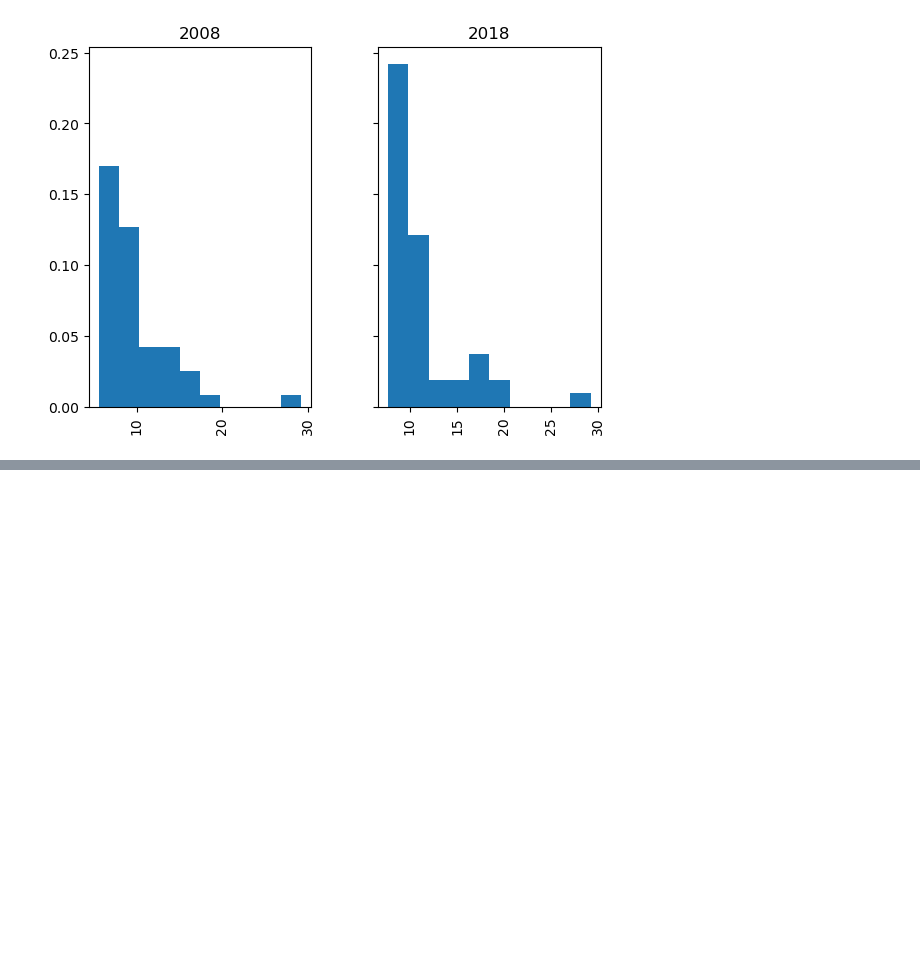
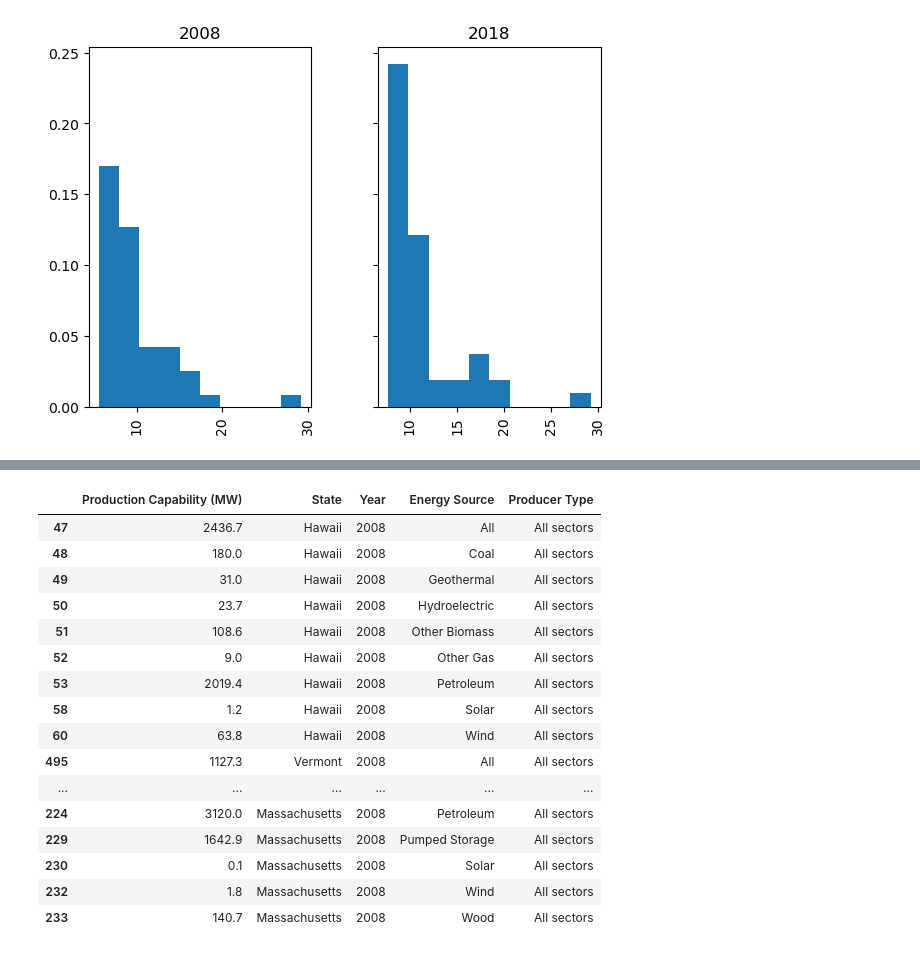
Before and after one commit to andrew8185/project-01, a Jupyter notebook: project_1.ipynb, the cells around one changed output, grey strips where cells are left out. Saved outputs shown, nothing was run; the diff lists cells and outputs as text; code cells hidden in the pictures; blank space fills up the shorter version.

```diff
--- a/project_1.ipynb
+++ b/project_1.ipynb
@@ -438,0 +462,39 @@ display(df_agg_production_capability.loc[(df_agg_production_capability['State']=
+# %%
+states_comparison = ['Hawaii', 'Vermont', 'Wyoming', 'Michigan', 'Kansas', 'Massachusetts']
+#df_agg_production_capability_2008.loc[df_agg_production_capability_2008['State']=='Iowa']
+#df_agg_production_capability_2008[df_agg_production_capability_2008['State'].isin(['Hawaii'])]
+#df_agg_production_capability_2008[df_agg_production_capability_2008["State"] == ('Hawaii' | 'Kansas')]
+
+df_2008_filtered_state = []
+
+for state in states_comparison:
+    #df_2008_filtered_state = df_agg_production_capability_2008.loc[df_agg_production_capability_2008['State']==state]
+    df_2008_state_comparison = df_agg_production_capability_2008.query("State == @state")
+    df_2008_filtered_state.append(df_2008_state_comparison)
+
+df_2008_filtered_state = pd.concat(df_2008_filtered_state)
+df_2008_filtered_state
+# hawaii = df_agg_production_capability_2008.loc[df_agg_production_capability_2008['State']=='Hawaii']
+# vermont = df_agg_production_capability_2008.loc[df_agg_production_capability_2008['State']=='Vermont']
+# wyoming = df_agg_production_capability_2008.loc[df_agg_production_capability_2008['State']=='Wyoming']
+# Micihgan = df_agg_production_capability_2008.loc[df_agg_production_capability_2008['State']=='Michigan']
+# Kansas = df_agg_production_capability_2008.loc[df_agg_production_capability_2008['State']=='Kansas']
+# Massachusetts = df_agg_production_capability_2008.loc[df_agg_production_capability_2008['State']=='Massachusetts']
+# %% [output]
+|  | Production Capability (MW) | State | Year | Energy Source | Producer Type |
+| 47 | 2436.7 | Hawaii | 2008 | All | All sectors |
+| 48 | 180.0 | Hawaii | 2008 | Coal | All sectors |
+| 49 | 31.0 | Hawaii | 2008 | Geothermal | All sectors |
+| 50 | 23.7 | Hawaii | 2008 | Hydroelectric | All sectors |
+| 51 | 108.6 | Hawaii | 2008 | Other Biomass | All sectors |
+| 52 | 9.0 | Hawaii | 2008 | Other Gas | All sectors |
+| 53 | 2019.4 | Hawaii | 2008 | Petroleum | All sectors |
+| 58 | 1.2 | Hawaii | 2008 | Solar | All sectors |
+| 60 | 63.8 | Hawaii | 2008 | Wind | All sectors |
+| 495 | 1127.3 | Vermont | 2008 | All | All sectors |
+| ... | ... | ... | ... | ... | ... |
+| 224 | 3120.0 | Massachusetts | 2008 | Petroleum | All sectors |
+| 229 | 1642.9 | Massachusetts | 2008 | Pumped Storage | All sectors |
+| 230 | 0.1 | Massachusetts | 2008 | Solar | All sectors |
+| 232 | 1.8 | Massachusetts | 2008 | Wind | All sectors |
+| 233 | 140.7 | Massachusetts | 2008 | Wood | All sectors |
```
Also changed, not shown: parts of 12 cells of this notebook.
